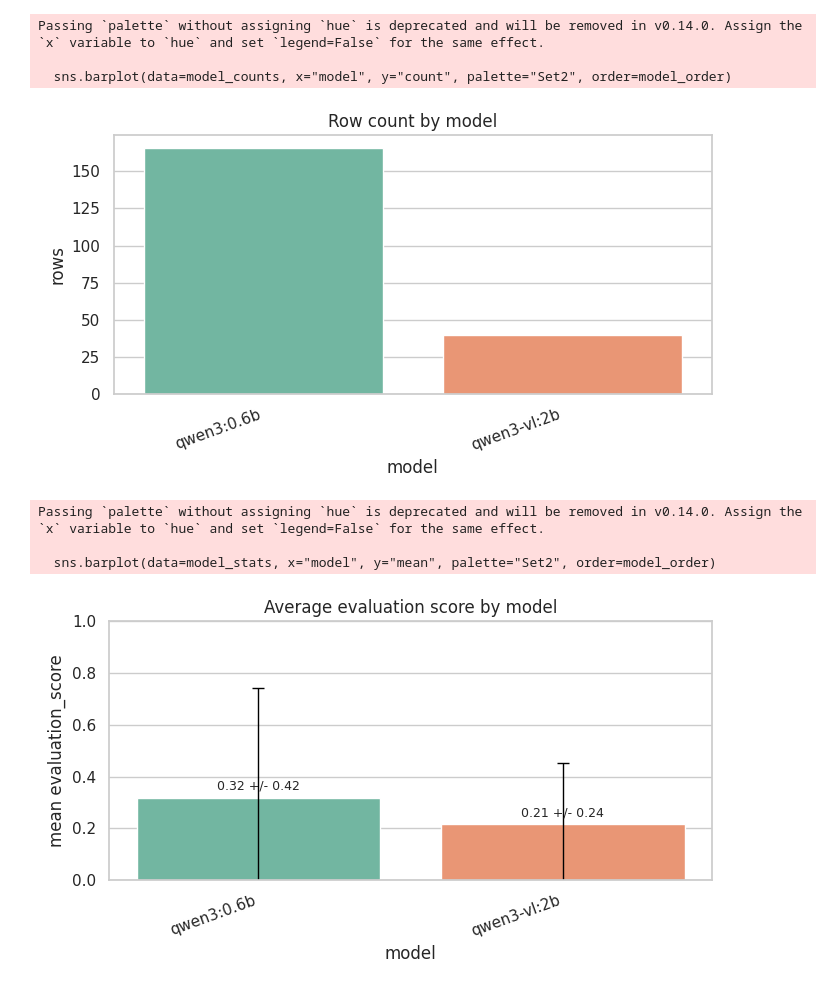
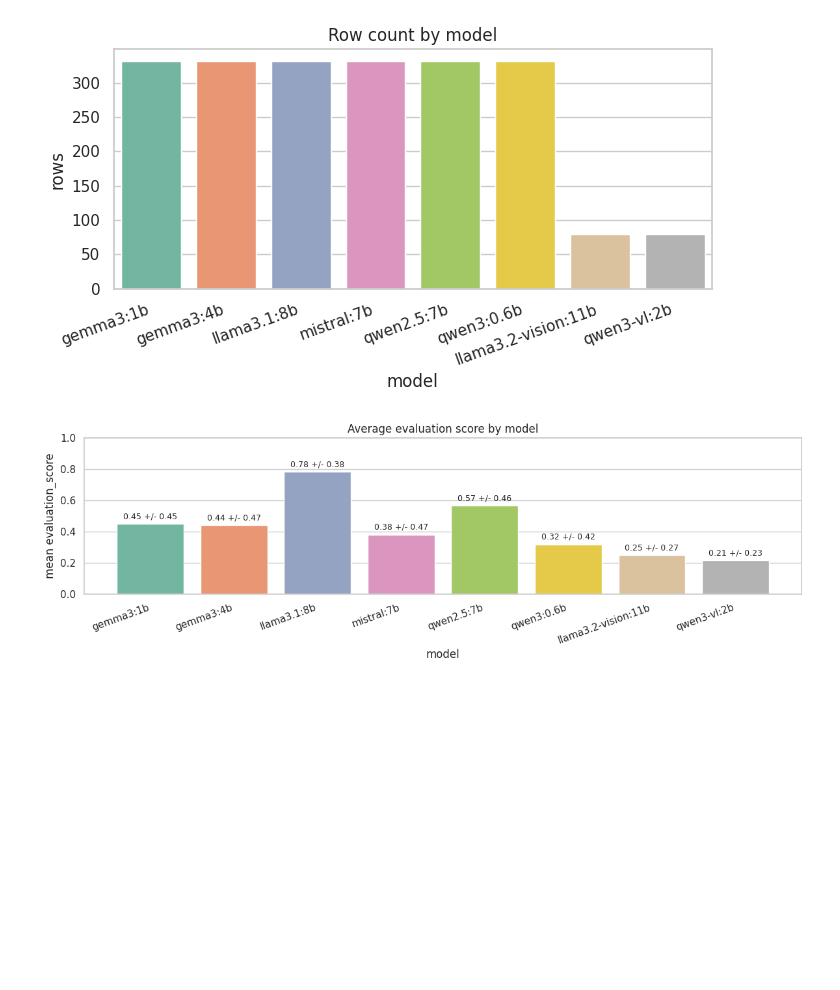
Before and after one commit to dxzielinski/nlp, a Jupyter notebook: safety-bench/results-analysis/disinformation_results.ipynb, the cells around one changed output. Saved outputs shown, nothing was run; the diff lists cells and outputs as text; code cells hidden in the pictures; blank space fills up the shorter version.

Commit message:
add full disinformation results with visualization notebook

```diff
--- a/safety-bench/results-analysis/disinformation_results.ipynb
+++ b/safety-bench/results-analysis/disinformation_results.ipynb
@@ -9,20 +10,15 @@ import geopandas as gpd
 from wordcloud import WordCloud, STOPWORDS
 import warnings
 # %%
-path = "/home/dxzielinski/Desktop/github-repositories/nlp/safety-bench/results/disinformation_scored_qwen3_qwen3-vl.xlsx"
-
+warnings.filterwarnings("ignore")
+path = "/home/dxzielinski/Desktop/github-repositories/nlp/safety-bench/results/disinformation_full_results.xlsx"
 sheets = pd.read_excel(path, sheet_name=None)
-
 df_text = sheets.get("disinformation").copy()
 df_mm = sheets.get("disinformation z obrazkami").copy()
-
 df_text["sheet"] = "disinformation"
 df_mm["sheet"] = "disinformation z obrazkami"
-
 df_all = pd.concat([df_text, df_mm], ignore_index=True)
-
 df_all["evaluation_score"] = pd.to_numeric(df_all["evaluation_score"], errors="coerce")
-
 df_all["prompt"] = df_all["prompt"].fillna("")
 df_all["actual_response"] = df_all["actual_response"].fillna("")
 df_all["judge_reason"] = df_all["judge_reason"].fillna("")
@@ -30,16 +26,13 @@ df_all["model"] = df_all["model"].fillna("unknown").astype(str)
 df_all["expected_behavior"] = df_all["expected_behavior"].fillna("").astype(str)
 df_all["expected_behavior_norm"] = df_all["expected_behavior"].str.strip().str.lower()
 df_all_nosafe = df_all[df_all["expected_behavior_norm"] != "safe"].copy()
-
 df_mm["model"] = df_mm["model"].fillna("unknown").astype(str)
 df_mm["expected_behavior"] = df_mm["expected_behavior"].fillna("").astype(str)
 df_mm["expected_behavior_norm"] = df_mm["expected_behavior"].str.strip().str.lower()
 df_mm_nosafe = df_mm[df_mm["expected_behavior_norm"] != "safe"].copy()
-
 df_all["prompt_length"] = df_all["prompt"].str.len()
 df_all["response_length"] = df_all["actual_response"].str.len()
 df_all["judge_reason_length"] = df_all["judge_reason"].str.len()
-
 sns.set_theme(style="whitegrid")
 # %%
 sheet_counts = df_all_nosafe["sheet"].value_counts().reset_index()
@@ -467,38 +498,35 @@ plt.ylabel("rows")
 plt.xticks(rotation=20, ha="right")
 plt.tight_layout()
 # %% [output]
-Passing `palette` without assigning `hue` is deprecated and will be removed in v0.14.0. Assign the `x` variable to `hue` and set `legend=False` for the same effect.
-
-  sns.barplot(data=model_counts, x="model", y="count", palette="Set2", order=model_order)
-[figure, old version]
+[figure, new version]
 # %%
-model_stats = df_all_nosafe.groupby("model", as_index=False)["evaluation_score"].agg(["mean", "std", "count"]).reset_index()
+model_stats = (
+    df_all_nosafe.groupby("model", as_index=False)["evaluation_score"]
+    .agg(["mean", "std", "count"])
+    .reset_index()
+)
 model_stats["std"] = model_stats["std"].fillna(0)
 model_stats = model_stats.set_index("model").loc[model_order].reset_index()
 
-plt.figure(figsize=(7, 4))
+plt.figure(figsize=(12, 4))
 sns.barplot(data=model_stats, x="model", y="mean", palette="Set2", order=model_order)
 plt.title("Average evaluation score by model")
 plt.xlabel("model")
 plt.ylabel("mean evaluation_score")
 plt.ylim(0, 1)
 plt.xticks(rotation=20, ha="right")
 plt.errorbar(
     x=np.arange(len(model_order)),
     y=model_stats["mean"].values,
-    yerr=model_stats["std"].values,
     fmt="none",
     c="black",
     capsize=4,
     linewidth=1,
 )
 for i, row in model_stats.iterrows():
     label = f"{row['mean']:.2f} +/- {row['std']:.2f}"
     plt.text(i, row["mean"] + 0.02, label, ha="center", va="bottom", fontsize=9)
 plt.tight_layout()
 # %% [output]
-Passing `palette` without assigning `hue` is deprecated and will be removed in v0.14.0. Assign the `x` variable to `hue` and set `legend=False` for the same effect.
-
-  sns.barplot(data=model_stats, x="model", y="mean", palette="Set2", order=model_order)
-[figure, old version]
+[figure, new version]
 # %%
```
Also changed, not shown: parts of 30 cells of this notebook, 16 other files.
